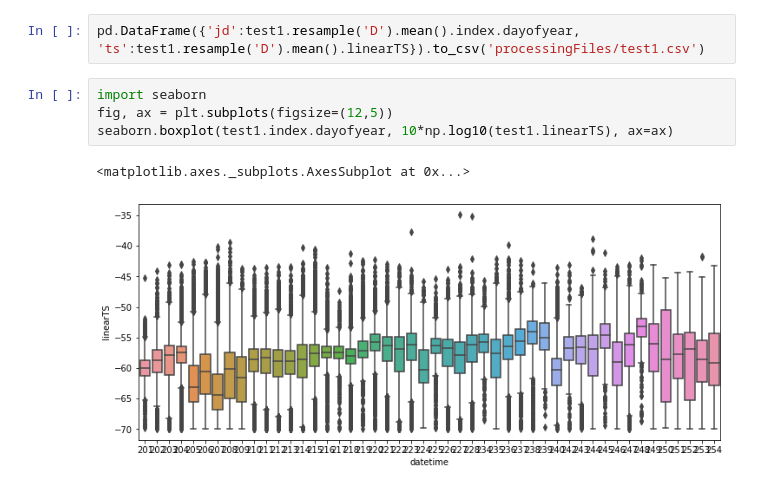
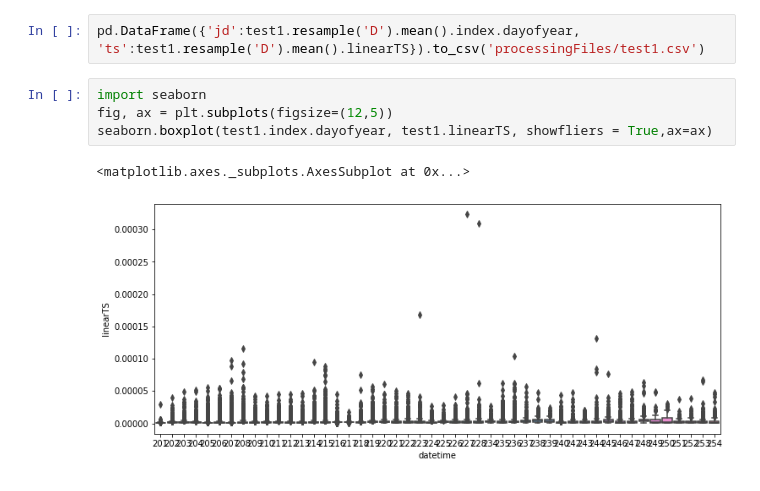
Before and after one commit to leviner/saildrone-2018, a Jupyter notebook: code/acousticData/analysis/4-singleTargetsData.ipynb, the cells around one changed output. Drawn from its saved outputs; the diff is of its cells as text.

```diff
--- a/code/acousticData/analysis/4-singleTargetsData.ipynb
+++ b/code/acousticData/analysis/4-singleTargetsData.ipynb
@@ -348,7 +361,7 @@ pd.DataFrame({'jd':test1.resample('D').mean().index.dayofyear, 'ts':test1.resamp
 # %%
 import seaborn
 fig, ax = plt.subplots(figsize=(12,5))
-seaborn.boxplot(test1.index.dayofyear, 10*np.log10(test1.linearTS), ax=ax)
+seaborn.boxplot(test1.index.dayofyear, test1.linearTS, showfliers = True,ax=ax)
 # %% [output]
 <matplotlib.axes._subplots.AxesSubplot at 0x...>
-[figure, old version]
+[figure, new version]
```
Also changed, not shown: parts of 7 cells of this notebook.
